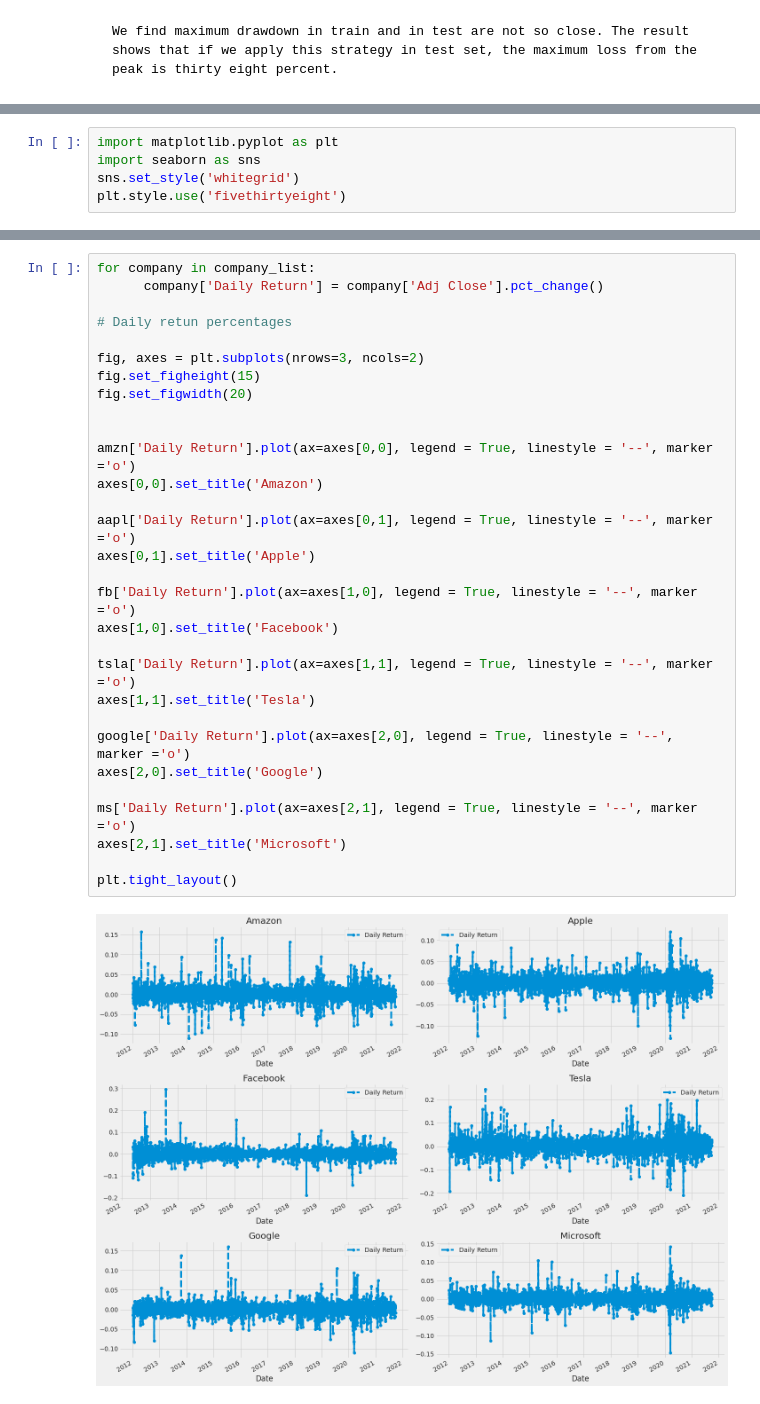
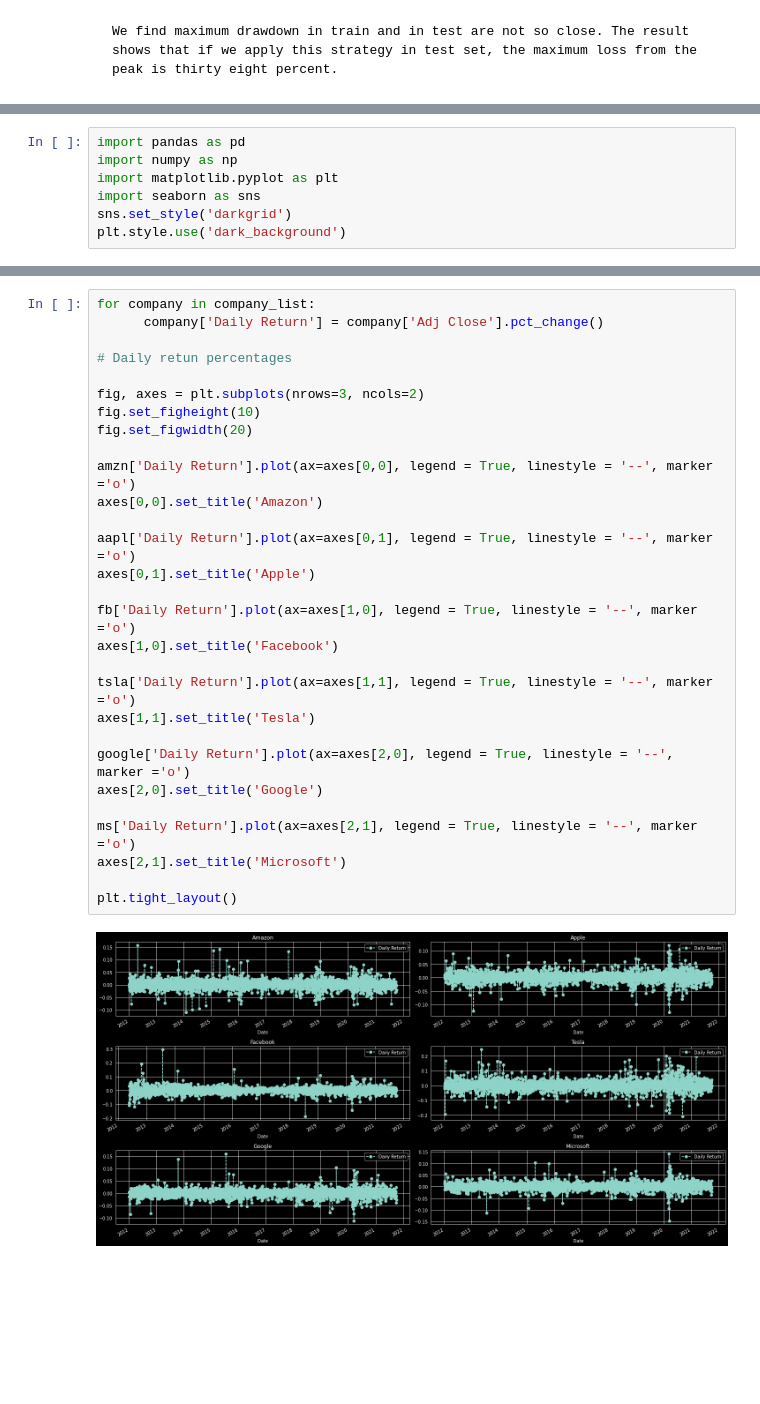
Before and after one commit to KotaMaheshKumar/Stock-Market-Price_Prediction, a Jupyter notebook: Stock_Financial_Analysis_.ipynb, the cells around one changed output, grey strips where cells are left out. Saved outputs shown, nothing was run; the diff lists cells and outputs as text; blank space fills up the shorter version.

```diff
--- a/Stock_Financial_Analysis_.ipynb
+++ b/Stock_Financial_Analysis_.ipynb
@@ -879,5 +901,7 @@ From the mirror of a Sharpe ratio and maximum drawdown, we can tell that the per
 # %%
+import pandas as pd
+import numpy as np
 import matplotlib.pyplot as plt
 import seaborn as sns
-sns.set_style('whitegrid')
-plt.style.use('fivethirtyeight')
+sns.set_style('darkgrid')
+plt.style.use('dark_background')
@@ -966,33 +989,32 @@ fig.tight_layout()
 # %%
 for company in company_list:
       company['Daily Return'] = company['Adj Close'].pct_change()
 
 # Daily retun percentages
 
 fig, axes = plt.subplots(nrows=3, ncols=2)
-fig.set_figheight(15)
+fig.set_figheight(10)
 fig.set_figwidth(20)
-
 
 amzn['Daily Return'].plot(ax=axes[0,0], legend = True, linestyle = '--', marker ='o')
 axes[0,0].set_title('Amazon')
 
 aapl['Daily Return'].plot(ax=axes[0,1], legend = True, linestyle = '--', marker ='o')
 axes[0,1].set_title('Apple')
 
 fb['Daily Return'].plot(ax=axes[1,0], legend = True, linestyle = '--', marker ='o')
 axes[1,0].set_title('Facebook')
 
 tsla['Daily Return'].plot(ax=axes[1,1], legend = True, linestyle = '--', marker ='o')
 axes[1,1].set_title('Tesla')
 
 google['Daily Return'].plot(ax=axes[2,0], legend = True, linestyle = '--', marker ='o')
 axes[2,0].set_title('Google')
 
 ms['Daily Return'].plot(ax=axes[2,1], legend = True, linestyle = '--', marker ='o')
 axes[2,1].set_title('Microsoft')
 
 plt.tight_layout()
 # %% [output]
-[figure, old version]
+[figure, new version]
 # %% [markdown]
```
Also changed, not shown: parts of 96 cells of this notebook.
